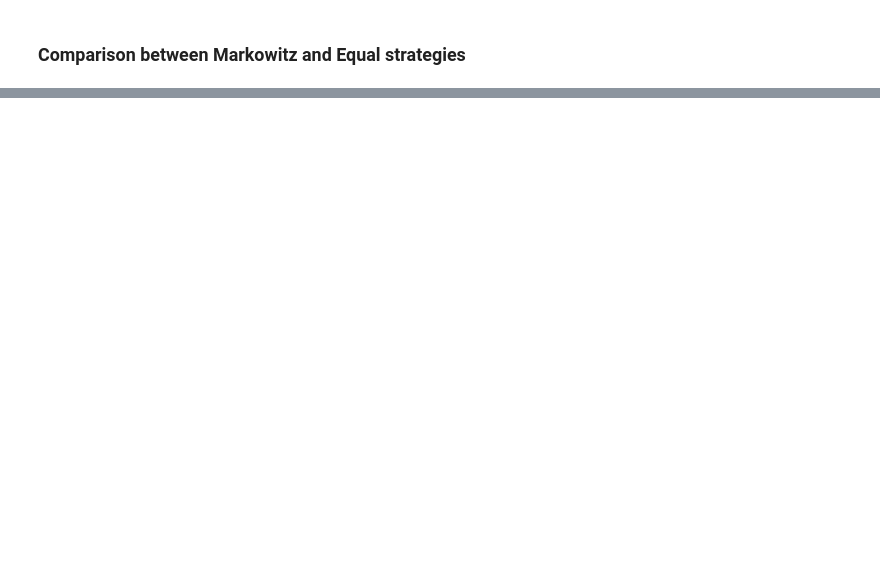
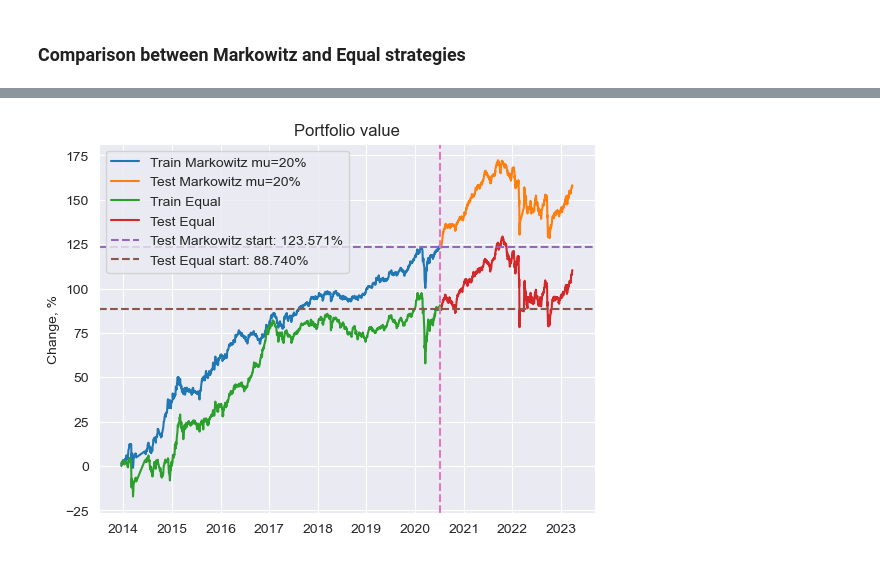
Before and after one commit to Maksim787/neurotrader, a Jupyter notebook: research/correlations.ipynb, the cells around one changed output, grey strips where cells are left out. Cells and saved outputs as stored; diff of their text form; code cells hidden in the pictures; blank space fills up the shorter version.

```diff
--- a/research/correlations.ipynb
+++ b/research/correlations.ipynb
@@ -8,4 +8,6 @@ import datetime
 from pathlib import Path
 # %% [markdown]
 ### Load data
+# %%
+TRADING_DAYS_IN_YEAR = 252
 # %%
@@ -249,0 +278,10 @@ plt.show()
+# %%
+mu_pct_year = 20
+mu = (mu_pct_year / 100) / TRADING_DAYS_IN_YEAR  # 10% per year
+w_markowitz_mu_train = markowitz(df_price_train, mu)
+
+portfolio_returns_markowitz_mu_train = get_portfolio_returns(df_price_train, w_markowitz_mu_train, f'Train Markowitz mu={mu_pct_year}%')
+portfolio_returns_equal_train = get_portfolio_returns(df_price_train, w_equal, 'Train Equal')
+print()
+portfolio_returns_markowitz_mu_test = get_portfolio_returns(df_price_test, w_markowitz_mu_train, f'Test Markowitz mu={mu_pct_year}%')
+portfolio_returns_equal_test = get_portfolio_returns(df_price_test, w_equal, 'Test Equal')
@@ -249,0 +305,18 @@ plt.show()
+# %%
+plot_portfolio_value(portfolio_returns_markowitz_mu_train, 0.0, f'Train Markowitz mu={mu_pct_year}%')
+start_point_markowitz_mu_test = portfolio_returns_markowitz_mu_train.sum()
+plot_portfolio_value(portfolio_returns_markowitz_mu_test, start_point_markowitz_mu_test, f'Test Markowitz mu={mu_pct_year}%')
+
+plot_portfolio_value(portfolio_returns_equal_train, 0.0, 'Train Equal')
+start_point_equal_test = portfolio_returns_equal_train.sum()
+plot_portfolio_value(portfolio_returns_equal_test, start_point_equal_test, 'Test Equal')
+
+plt.axhline(start_point_markowitz_mu_test * 100, color='C4', label=f'Test Markowitz start: {start_point_markowitz_mu_test * 100:.3f}%', linestyle='dashed')
+plt.axhline(start_point_equal_test * 100, color='C5', label=f'Test Equal start: {start_point_equal_test * 100:.3f}%', linestyle='dashed')
+
+plt.axvline(df_price_test.index[0], linestyle='dashed', color='C6')
+
+plt.legend()
+plt.show()
+# %% [output]
+[figure, added]
```
Also changed, not shown: parts of 20 cells of this notebook, 4 other files.
